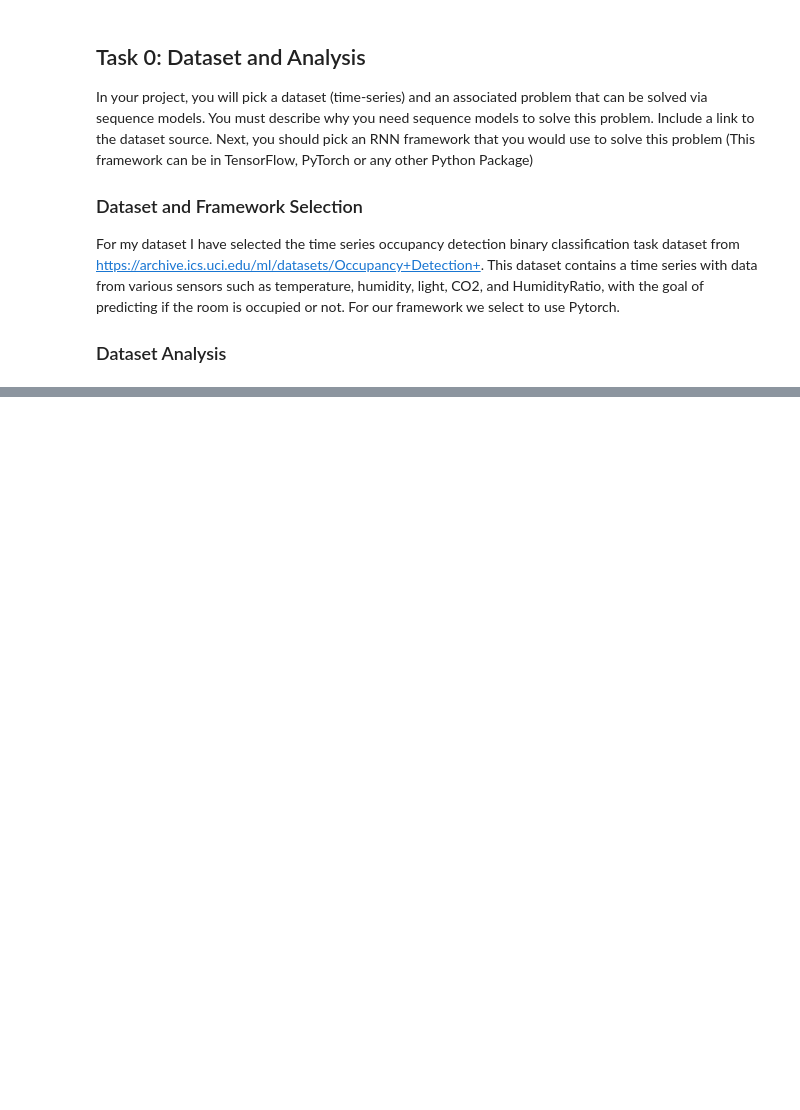
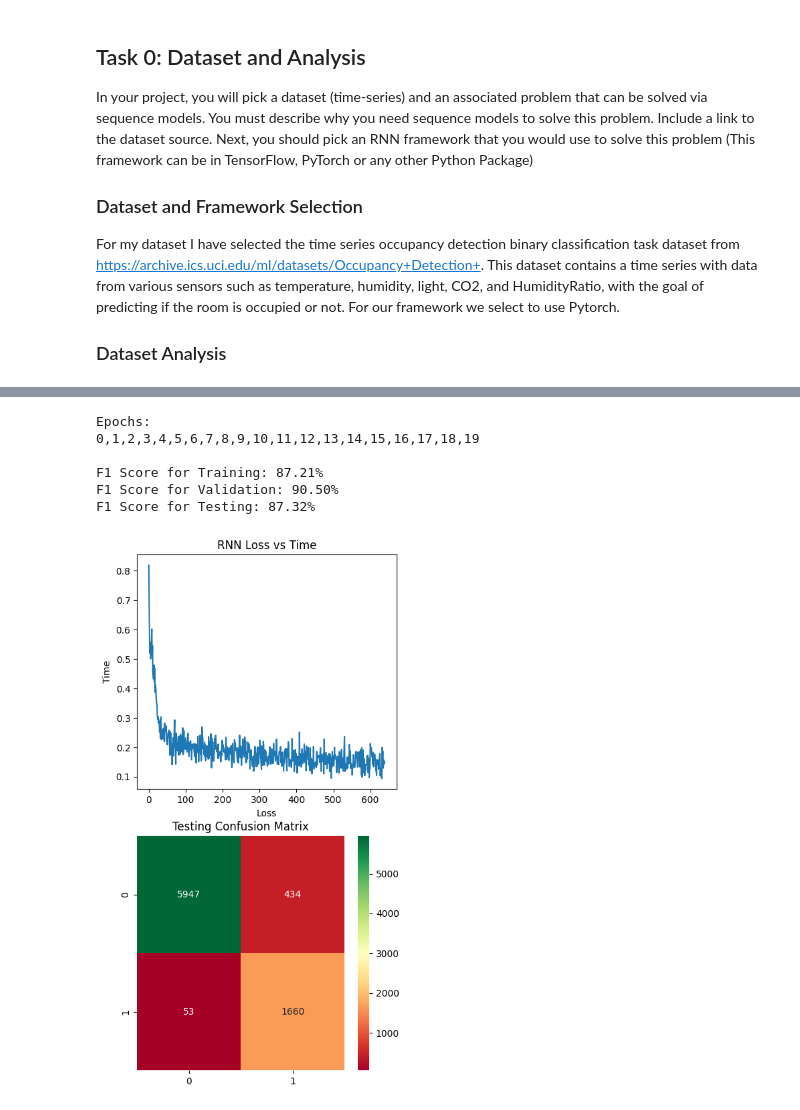
Before and after one commit to James-Oswald/CSCI-6962-Projects-in-ML-AI, a Jupyter notebook: hw4/hw4.ipynb, the cells around one changed output, grey strips where cells are left out. Saved outputs shown, nothing was run; the diff lists cells and outputs as text; code cells hidden in the pictures; blank space fills up the shorter version.

Commit message:
Finished Task 1

```diff
--- a/hw4/hw4.ipynb
+++ b/hw4/hw4.ipynb
@@ -111,0 +236,46 @@ class OccupancyDataset(Dataset):
+# %%
+
+import torch.nn
+
+#Hyperparameters
+hidden_size = 10
+
+class MyRNN(torch.nn.Module):
+    def __init__(self):
+        super().__init__()
+
+        #batch_first=True sets it so the order of input features is batch_size X sequence_length X num_features as we have prepared our dataset.
+        self.rnn = torch.nn.RNN(input_size=num_features, hidden_size=hidden_size, batch_first=True)
+
+        #rnn output shape is batch_size X sequence_length X hidden_size,
+        #we flatten this into batch_size X (sequence_length * hidden_size) so we can pass it to our final layer
+        self.flatten = torch.nn.Flatten()
+
+        #For our linear layer, we use the one node binary classification method rather than the two node one to avoid converting to/from onehots.
+        #There is debate over this on the internet but consensus seems to indicate this does not significantly impact performance
+        self.linear = torch.nn.Linear(in_features=sequence_length*hidden_size, out_features=1)
+
+        #Sigmoid since we're using Binary Cross Entropy which expects inputs between 0 and 1 and this is a binary classification task
+        self.sigmoid = torch.nn.Sigmoid()
+
+    #As long as the tensor passes through the layers, the weights will be added for the gradient backprop
+    def forward(self, X):
+        #discarding the hidden values           Input Shapes:
+        rnn_out, _ = self.rnn(X)                #batch_size X sequence_length X num_features
+        flatten_out = self.flatten(rnn_out)     #batch_size X sequence_length X hidden_size
+        linear_out = self.linear(flatten_out)   #batch_size X (sequence_length * hidden_size)
+        linear_out = torch.squeeze(linear_out)  #batch_size X 1
+        sigmoid_out = self.sigmoid(linear_out)  #batch_size
+        return sigmoid_out
+
+
+my_RNN_model = MyRNN()
+train_and_evaluate("RNN", my_RNN_model)
+# %% [output]
+Epochs:
+0,1,2,3,4,5,6,7,8,9,10,11,12,13,14,15,16,17,18,19
+
+F1 Score for Training: 87.21%
+F1 Score for Validation: 90.50%
+F1 Score for Testing: 87.32%
+[figure, added]
```
Also changed, not shown: parts of 17 cells of this notebook.
